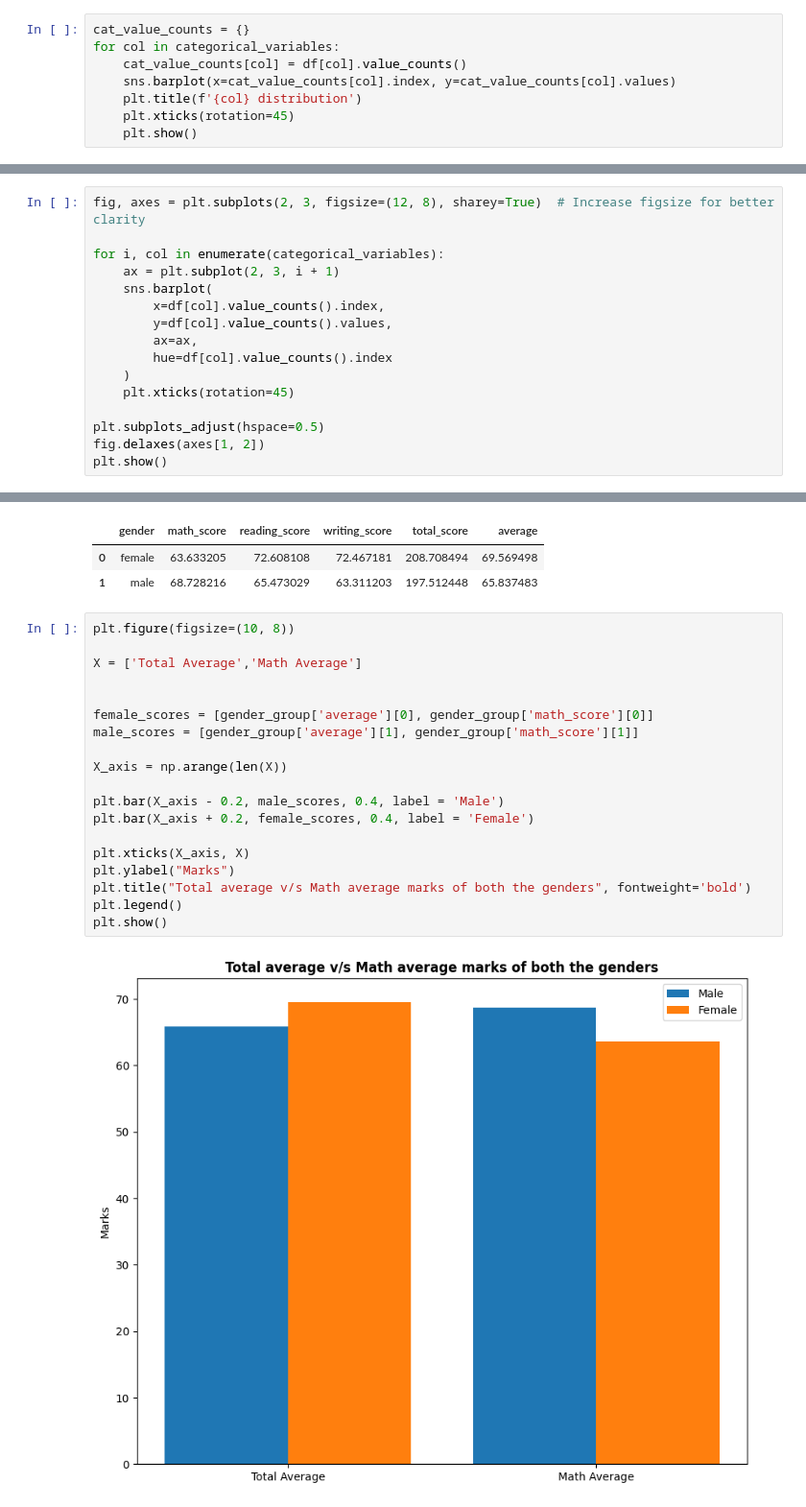
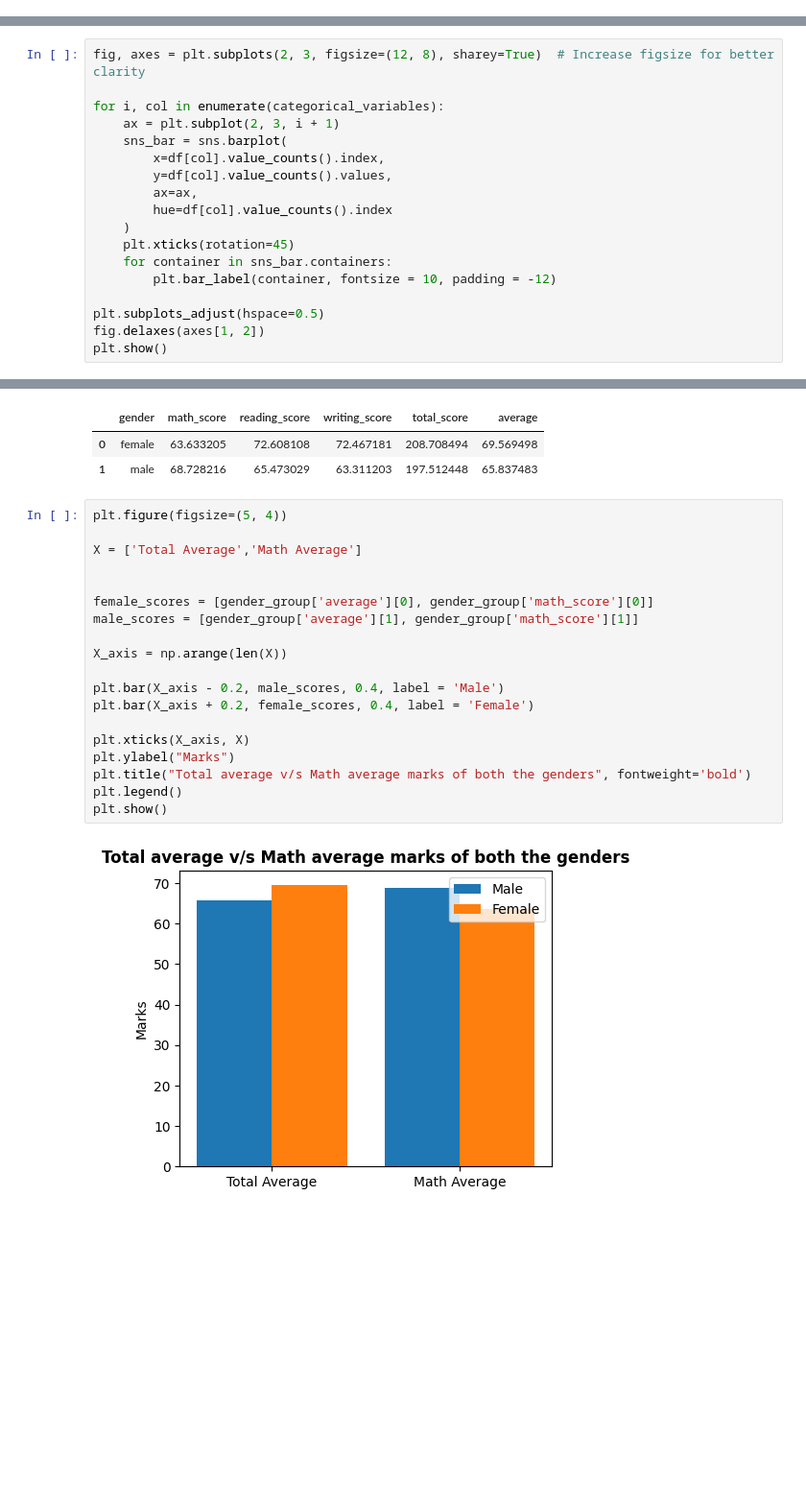
Before and after one commit to durrlov/mlproject, a Jupyter notebook: notebook/EDA.ipynb, the cells around one changed output, grey strips where cells are left out. Shown at 96% size. Saved outputs shown, nothing was run; the diff lists cells and outputs as text; blank space fills up the shorter version.

```diff
--- a/notebook/EDA.ipynb
+++ b/notebook/EDA.ipynb
@@ -91,11 +91,3 @@ df[categorical_variables].describe(include='all')
 | unique | 2 | 5 | 6 | 2 | 2 |
 | top | female | group C | some college | standard | none |
 | freq | 518 | 319 | 226 | 645 | 642 |
-# %%
-cat_value_counts = {}
-for col in categorical_variables:
-    cat_value_counts[col] = df[col].value_counts()
-    sns.barplot(x=cat_value_counts[col].index, y=cat_value_counts[col].values)
-    plt.title(f'{col} distribution')
-    plt.xticks(rotation=45)
-    plt.show()
@@ -110,13 +96,15 @@ fig, axes = plt.subplots(2, 3, figsize=(12, 8), sharey=True)  # Increase figsize
 
 for i, col in enumerate(categorical_variables):
     ax = plt.subplot(2, 3, i + 1)
-    sns.barplot(
+    sns_bar = sns.barplot(
         x=df[col].value_counts().index,
         y=df[col].value_counts().values,
         ax=ax,
         hue=df[col].value_counts().index
     )
     plt.xticks(rotation=45)
+    for container in sns_bar.containers:
+        plt.bar_label(container, fontsize = 10, padding = -12)
 
 plt.subplots_adjust(hspace=0.5)
 fig.delaxes(axes[1, 2])
@@ -394,23 +386,23 @@ gender_group
 | 0 | female | 63.633205 | 72.608108 | 72.467181 | 208.708494 | 69.569498 |
 | 1 | male | 68.728216 | 65.473029 | 63.311203 | 197.512448 | 65.837483 |
 # %%
-plt.figure(figsize=(10, 8))
+plt.figure(figsize=(5, 4))
 
 X = ['Total Average','Math Average']
 
 
 female_scores = [gender_group['average'][0], gender_group['math_score'][0]]
 male_scores = [gender_group['average'][1], gender_group['math_score'][1]]
 
 X_axis = np.arange(len(X))
 
 plt.bar(X_axis - 0.2, male_scores, 0.4, label = 'Male')
 plt.bar(X_axis + 0.2, female_scores, 0.4, label = 'Female')
 
 plt.xticks(X_axis, X)
 plt.ylabel("Marks")
 plt.title("Total average v/s Math average marks of both the genders", fontweight='bold')
 plt.legend()
 plt.show()
 # %% [output]
-[figure, old version]
+[figure, new version]
```
Also changed, not shown: parts of 15 cells of this notebook, 1 other file.
